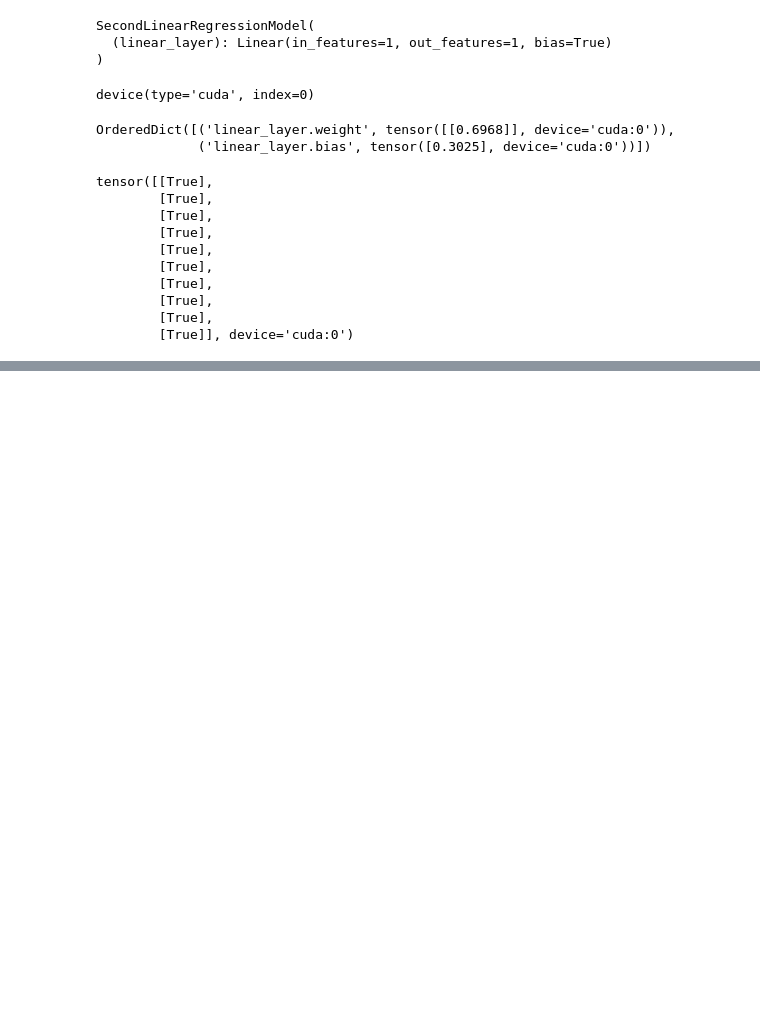
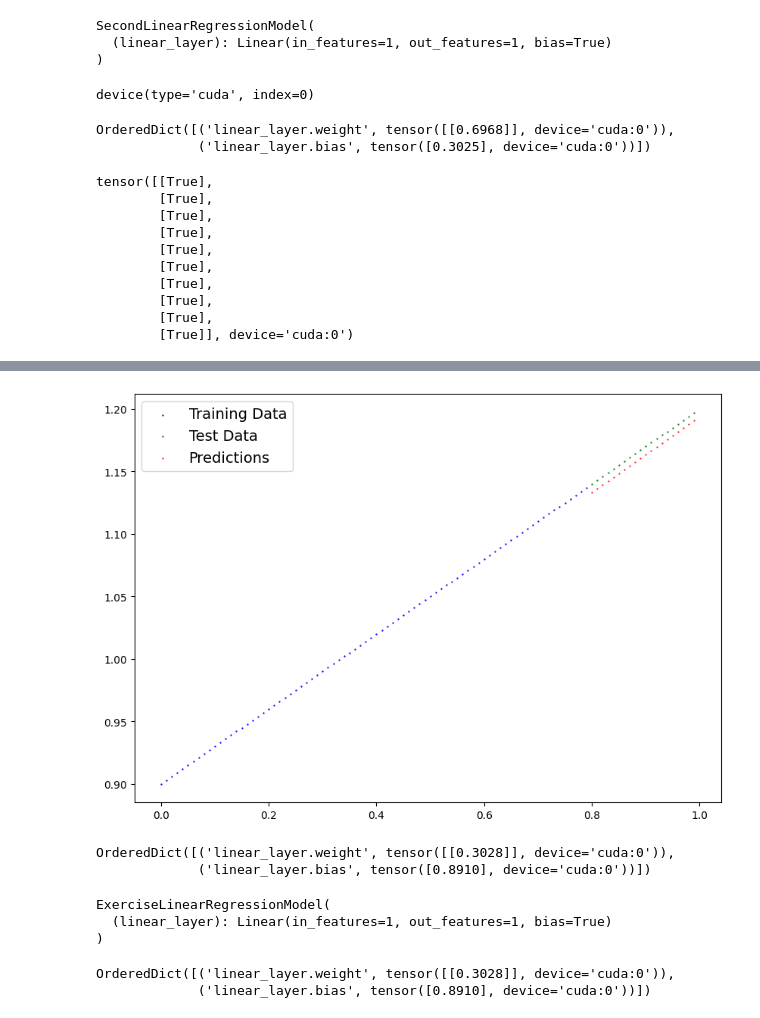
Before and after one commit to sifulsidd/pytorch, a Jupyter notebook: 01_pytorch_workflow.ipynb, the cells around one changed output, grey strips where cells are left out. Cells and saved outputs as stored; diff of their text form; code cells hidden in the pictures; blank space fills up the shorter version.

```diff
--- a/01_pytorch_workflow.ipynb
+++ b/01_pytorch_workflow.ipynb
@@ -880,0 +943,13 @@ tensor([[True],
+# %%
+# Build a PyTorch model by subclassing nn.Module.
+# Inside should be a randomly initialized nn.Parameter() with requires_grad=True, one for weights and one for bias.
+class ExerciseLinearRegressionModel(nn.Module):
+  def __init__(self) -> None:
+    super().__init__()
+    self.linear_layer = nn.Linear(in_features=1, out_features=1)
+
+
+  # essentially takes in a tensor and returns a tensor
+  # Implement the forward() method to compute the linear regression function you used to create the dataset in 1.
+  def forward(self, x: torch.Tensor) -> torch.Tensor:
+    return self.linear_layer(x)
@@ -880,0 +1045,6 @@ tensor([[True],
+# %%
+# Make predictions with the trained model on the test data.
+exercise_model_0.eval()
+with torch.inference_mode():
+  test_data = exercise_model_0(X_exercise_test)
+test_data
@@ -880,0 +1072,36 @@ tensor([[True],
+# %%
+# Visualize these predictions against the original training and testing data (note: you may need to make sure the predictions are not on the GPU if you want to use non-CUDA-enabled libraries such as matplotlib to plot).
+plot_predictions(predictions=test_data.cpu())
+# %% [output]
+[figure, added]
+# %%
+# Save your trained model's state_dict() to file.
+from pathlib import Path
+directory = Path("models")
+directory.mkdir(parents=True, exist_ok=True)
+file_name = Path("exercise_01_pytorch_workflow_model_0.pth")
+
+file_path = directory / file_name
+torch.save(obj=exercise_model_0.state_dict(), f=file_path)
+
+exercise_model_0.state_dict()
+# %% [output]
+OrderedDict([('linear_layer.weight', tensor([[0.3028]], device='cuda:0')),
+             ('linear_layer.bias', tensor([0.8910], device='cuda:0'))])
+# %%
+# Create a new instance of your model class you made in 2. and load in the state_dict() you just saved to it.
+loaded_exercise_model_0 = ExerciseLinearRegressionModel()
+
+loaded_exercise_model_0.load_state_dict(torch.load(f=file_path))
+
+loaded_exercise_model_0.to(device)
+# Perform predictions on your test data with the loaded model and confirm they match the original model predictions from 4.
+# %% [output]
+ExerciseLinearRegressionModel(
+  (linear_layer): Linear(in_features=1, out_features=1, bias=True)
+)
+# %%
+loaded_exercise_model_0.state_dict()
+# %% [output]
+OrderedDict([('linear_layer.weight', tensor([[0.3028]], device='cuda:0')),
+             ('linear_layer.bias', tensor([0.8910], device='cuda:0'))])
```
Also changed, not shown: parts of 14 cells of this notebook.
